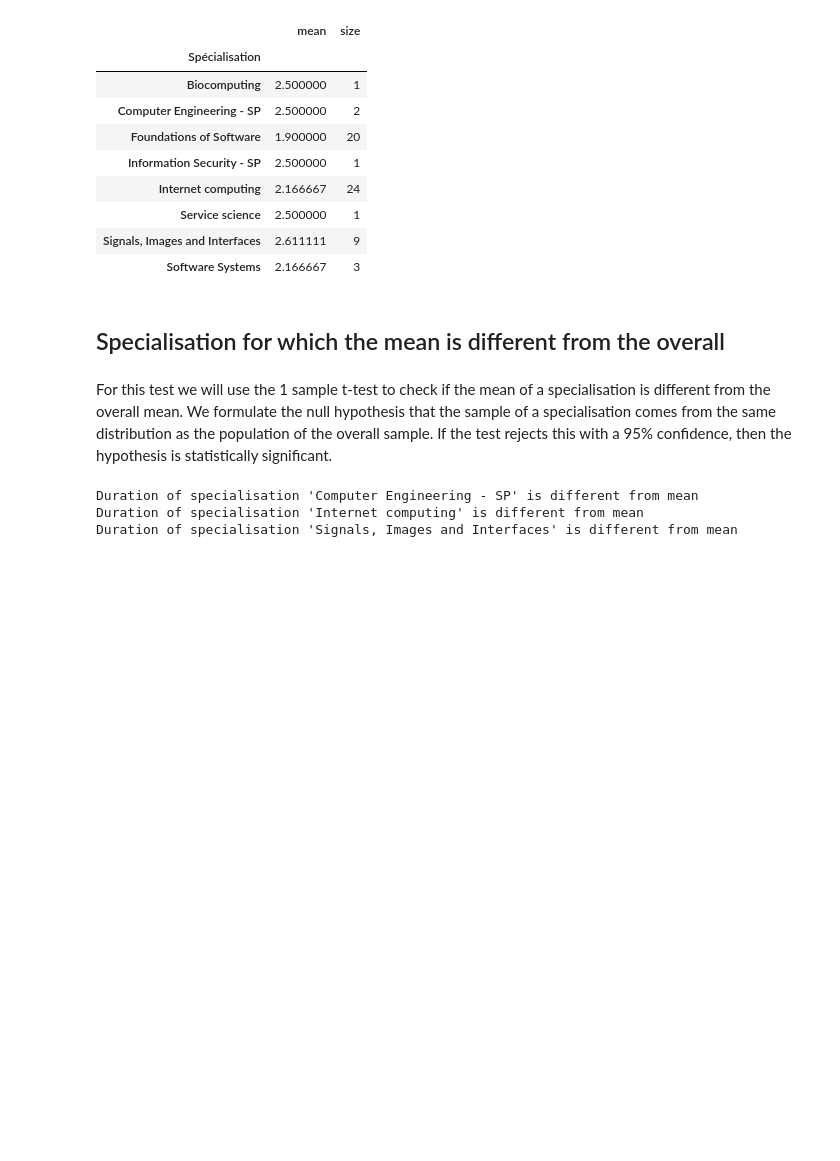
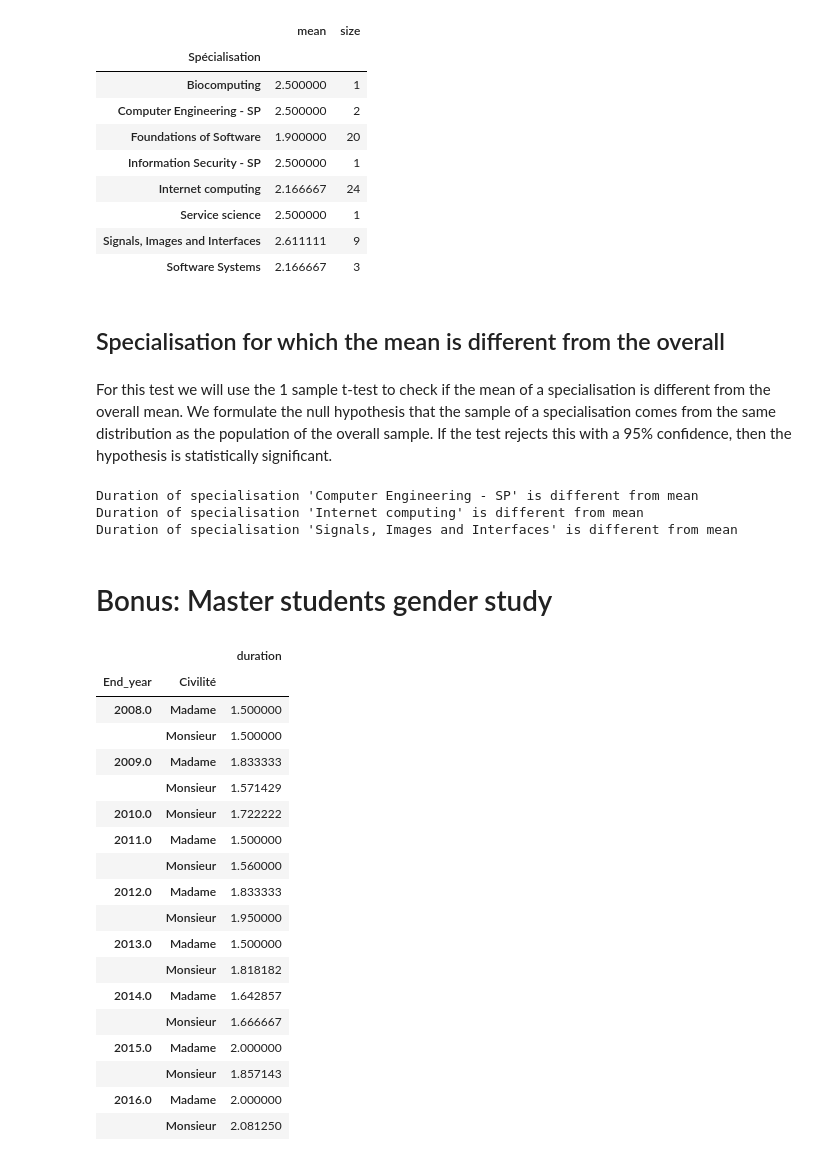
Before and after one commit to cipri-tom/Homework, a Jupyter notebook: 02 - Data from the Web/Handle master data.ipynb, the cells around one changed output. Cells and saved outputs as stored; diff of their text form; code cells hidden in the pictures; blank space fills up the shorter version.

Commit message:
Added bonus question

```diff
--- a/02 - Data from the Web/Handle master data.ipynb
+++ b/02 - Data from the Web/Handle master data.ipynb
@@ -366,3 +366,30 @@ for spec, group in master_spec_group:
 Duration of specialisation 'Computer Engineering - SP' is different from mean
 Duration of specialisation 'Internet computing' is different from mean
 Duration of specialisation 'Signals, Images and Interfaces' is different from mean
+# %% [markdown]
+# Bonus: Master students gender study
+# %%
+master_group['End_year'] = master_group[['year_pr','year_s1','year_s2','year_s3']].max(axis=1)
+master_group_year = master_group.groupby(['End_year','Civilité'])
+master_group_year = master_group_year.agg({'duration':'mean'})
+master_group_year
+# %% [output]
+|  |  | duration |
+| End_year | Civilité |  |
+| 2008.0 | Madame | 1.500000 |
+|  | Monsieur | 1.500000 |
+| 2009.0 | Madame | 1.833333 |
+|  | Monsieur | 1.571429 |
+| 2010.0 | Monsieur | 1.722222 |
+| 2011.0 | Madame | 1.500000 |
+|  | Monsieur | 1.560000 |
+| 2012.0 | Madame | 1.833333 |
+|  | Monsieur | 1.950000 |
+| 2013.0 | Madame | 1.500000 |
+|  | Monsieur | 1.818182 |
+| 2014.0 | Madame | 1.642857 |
+|  | Monsieur | 1.666667 |
+| 2015.0 | Madame | 2.000000 |
+|  | Monsieur | 1.857143 |
+| 2016.0 | Madame | 2.000000 |
+|  | Monsieur | 2.081250 |
```
Also changed, not shown: parts of 8 cells of this notebook.
